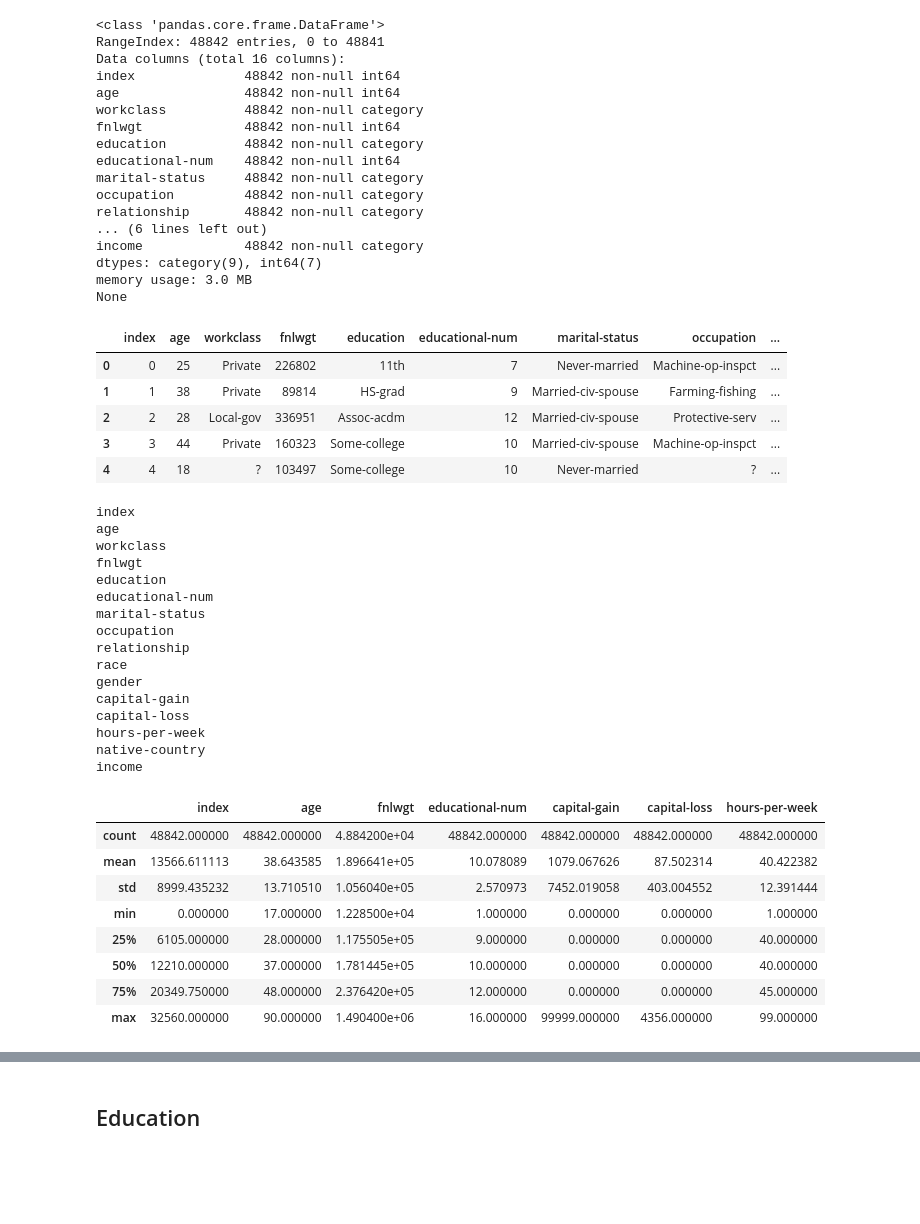
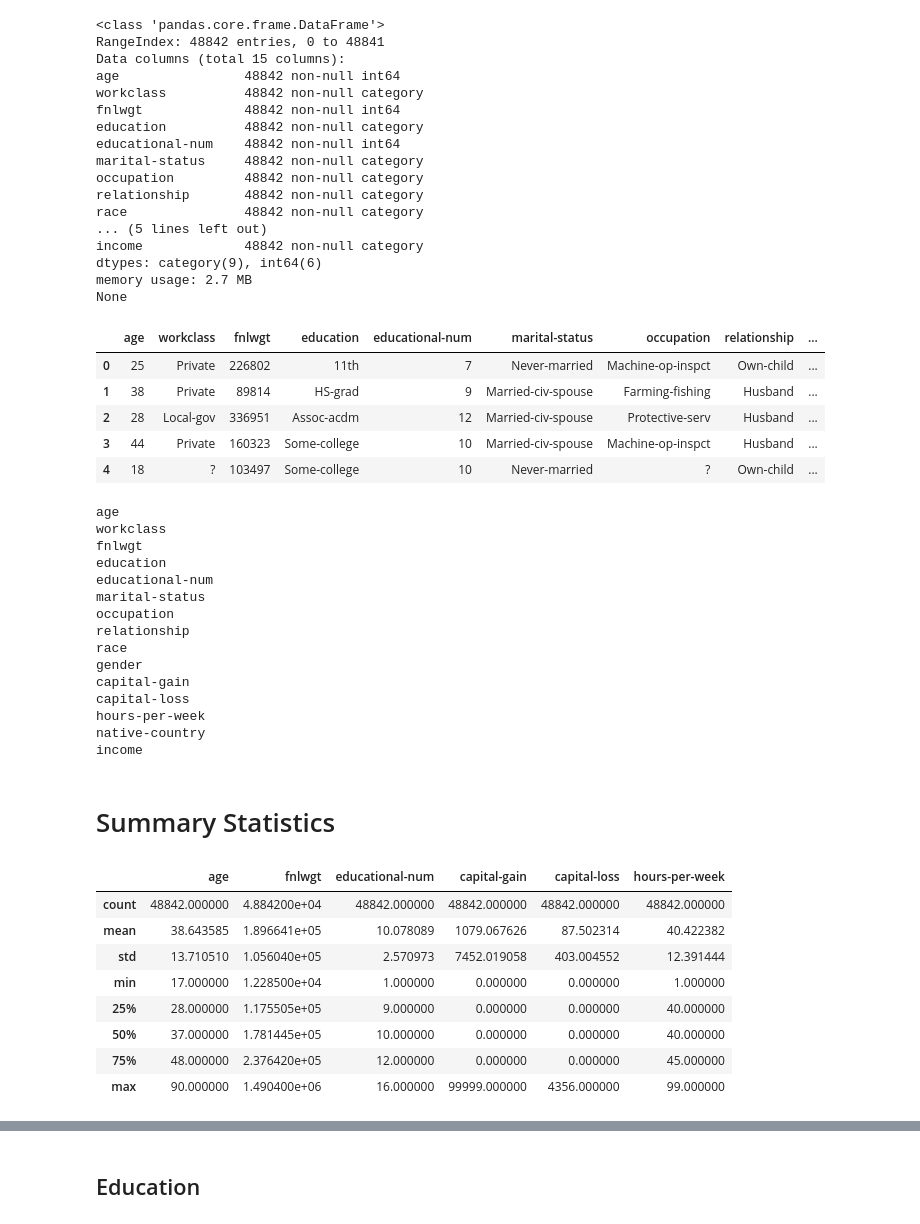
Before and after one commit to saravrajavelu/Adult-Income-Analysis, a Jupyter notebook: Adult_Income_Analysis.ipynb, the cells around one changed output, grey strips where cells are left out. Saved outputs shown, nothing was run; the diff lists cells and outputs as text; code cells hidden in the pictures; blank space fills up the shorter version.

```diff
--- a/Adult_Income_Analysis.ipynb
+++ b/Adult_Income_Analysis.ipynb
@@ -19,7 +32,7 @@ test['income'].replace(regex=True,inplace=True,to_replace=r'\.',value=r'')
 
 
 adult = pd.concat([test,train])
-adult.reset_index(inplace = True)
+adult.reset_index(inplace = True, drop = True)
 # %%
 # Setting all the categorical columns to type category
 for col in set(adult.columns) - set(adult.describe().columns):
@@ -29,8 +42,7 @@ print(adult.info())
 # %% [output]
 <class 'pandas.core.frame.DataFrame'>
 RangeIndex: 48842 entries, 0 to 48841
-Data columns (total 16 columns):
-index              48842 non-null int64
+Data columns (total 15 columns):
 age                48842 non-null int64
 workclass          48842 non-null category
 fnlwgt             48842 non-null int64
@@ -39,27 +51,27 @@ educational-num    48842 non-null int64
 marital-status     48842 non-null category
 occupation         48842 non-null category
 relationship       48842 non-null category
-... (6 lines left out)
+race               48842 non-null category
+... (5 lines left out)
 income             48842 non-null category
-dtypes: category(9), int64(7)
-memory usage: 3.0 MB
+dtypes: category(9), int64(6)
+memory usage: 2.7 MB
 None
 # %%
 # Top 5 records
 adult.head()
 # %% [output]
-|  | index | age | workclass | fnlwgt | education | educational-num | marital-status | occupation | ... |
-| 0 | 0 | 25 | Private | 226802 | 11th | 7 | Never-married | Machine-op-inspct | ... |
-| 1 | 1 | 38 | Private | 89814 | HS-grad | 9 | Married-civ-spouse | Farming-fishing | ... |
-| 2 | 2 | 28 | Local-gov | 336951 | Assoc-acdm | 12 | Married-civ-spouse | Protective-serv | ... |
-| 3 | 3 | 44 | Private | 160323 | Some-college | 10 | Married-civ-spouse | Machine-op-inspct | ... |
-| 4 | 4 | 18 | ? | 103497 | Some-college | 10 | Never-married | ? | ... |
+|  | age | workclass | fnlwgt | education | educational-num | marital-status | occupation | relationship | ... |
+| 0 | 25 | Private | 226802 | 11th | 7 | Never-married | Machine-op-inspct | Own-child | ... |
+| 1 | 38 | Private | 89814 | HS-grad | 9 | Married-civ-spouse | Farming-fishing | Husband | ... |
+| 2 | 28 | Local-gov | 336951 | Assoc-acdm | 12 | Married-civ-spouse | Protective-serv | Husband | ... |
+| 3 | 44 | Private | 160323 | Some-college | 10 | Married-civ-spouse | Machine-op-inspct | Husband | ... |
+| 4 | 18 | ? | 103497 | Some-college | 10 | Never-married | ? | Own-child | ... |
 # %%
 # Feature avaiable
 for i in adult.columns:
     print(i)
 # %% [output]
-index
 age
 workclass
 fnlwgt
@@ -76,15 +88,17 @@ hours-per-week
 native-country
 income
 # %%
-# Summary Statistics
+printmd('# Summary Statistics')
+
 adult.describe()
 # %% [output]
+# Summary Statistics
-|  | index | age | fnlwgt | educational-num | capital-gain | capital-loss | hours-per-week |
-| count | 48842.000000 | 48842.000000 | 4.884200e+04 | 48842.000000 | 48842.000000 | 48842.000000 | 48842.000000 |
-| mean | 13566.611113 | 38.643585 | 1.896641e+05 | 10.078089 | 1079.067626 | 87.502314 | 40.422382 |
-| std | 8999.435232 | 13.710510 | 1.056040e+05 | 2.570973 | 7452.019058 | 403.004552 | 12.391444 |
-| min | 0.000000 | 17.000000 | 1.228500e+04 | 1.000000 | 0.000000 | 0.000000 | 1.000000 |
-| 25% | 6105.000000 | 28.000000 | 1.175505e+05 | 9.000000 | 0.000000 | 0.000000 | 40.000000 |
-| 50% | 12210.000000 | 37.000000 | 1.781445e+05 | 10.000000 | 0.000000 | 0.000000 | 40.000000 |
-| 75% | 20349.750000 | 48.000000 | 2.376420e+05 | 12.000000 | 0.000000 | 0.000000 | 45.000000 |
-| max | 32560.000000 | 90.000000 | 1.490400e+06 | 16.000000 | 99999.000000 | 4356.000000 | 99.000000 |
+|  | age | fnlwgt | educational-num | capital-gain | capital-loss | hours-per-week |
+| count | 48842.000000 | 4.884200e+04 | 48842.000000 | 48842.000000 | 48842.000000 | 48842.000000 |
+| mean | 38.643585 | 1.896641e+05 | 10.078089 | 1079.067626 | 87.502314 | 40.422382 |
+| std | 13.710510 | 1.056040e+05 | 2.570973 | 7452.019058 | 403.004552 | 12.391444 |
+| min | 17.000000 | 1.228500e+04 | 1.000000 | 0.000000 | 0.000000 | 1.000000 |
+| 25% | 28.000000 | 1.175505e+05 | 9.000000 | 0.000000 | 0.000000 | 40.000000 |
+| 50% | 37.000000 | 1.781445e+05 | 10.000000 | 0.000000 | 0.000000 | 40.000000 |
+| 75% | 48.000000 | 2.376420e+05 | 12.000000 | 0.000000 | 0.000000 | 45.000000 |
+| max | 90.000000 | 1.490400e+06 | 16.000000 | 99999.000000 | 4356.000000 | 99.000000 |
```
Also changed, not shown: parts of 35 cells of this notebook.
